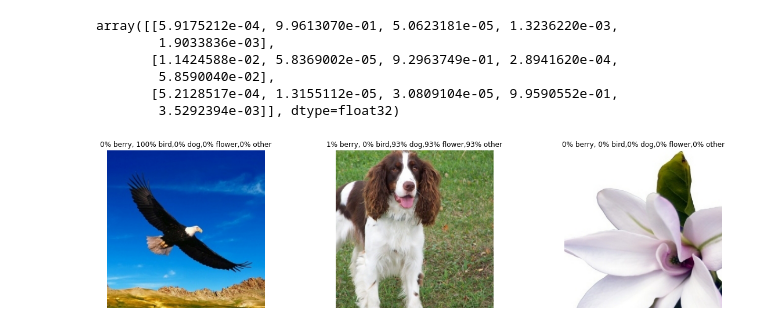
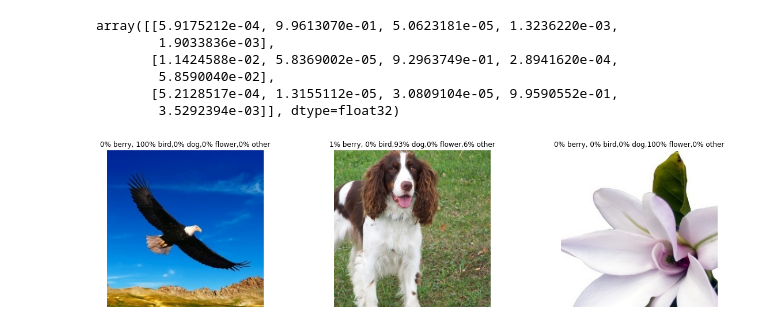
Before and after one commit to ftmhrahimi/Deep_Learning_F20_Assignments, a Jupyter notebook: Assignment_Set_12/linnaeus-model2.ipynb, the cells around one changed output. Cells and saved outputs as stored; diff of their text form; code cells hidden in the pictures.

```diff
--- a/Assignment_Set_12/linnaeus-model2.ipynb
+++ b/Assignment_Set_12/linnaeus-model2.ipynb
@@ -168,9 +168,9 @@ array([[5.9175212e-04, 9.9613070e-01, 5.0623181e-05, 1.3236220e-03,
 # %%
 fig, axs = plt.subplots(1, len(img_list), figsize=(20, 5))
 for i, img in enumerate(img_list):
     ax = axs[i]
     ax.axis('off')
-    ax.set_title("{:.0f}% berry, {:.0f}% bird,{:.0f}% dog,{:.0f}% flower,{:.0f}% other".format(100*pred_probs[i,0],100*pred_probs[i,1],100*pred_probs[i,2],100*pred_probs[i,2],100*pred_probs[i,2]))
+    ax.set_title("{:.0f}% berry, {:.0f}% bird,{:.0f}% dog,{:.0f}% flower,{:.0f}% other".format(100*pred_probs[i,0],100*pred_probs[i,1],100*pred_probs[i,2],100*pred_probs[i,3],100*pred_probs[i,4]))
     ax.imshow(img)
 # %% [output]
-[figure, old version]
+[figure, new version]
```
